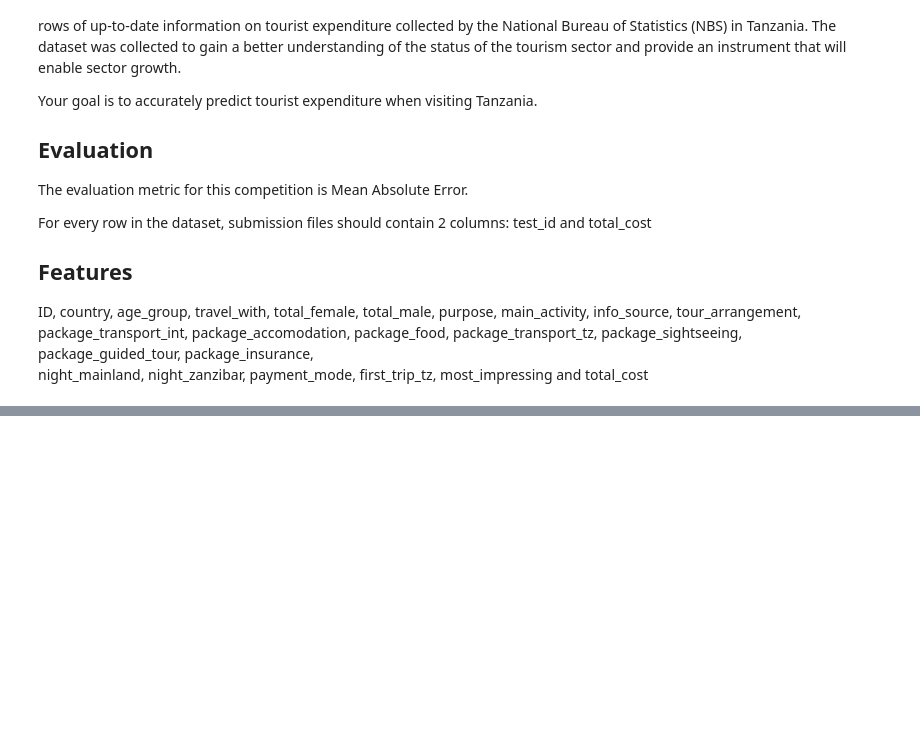
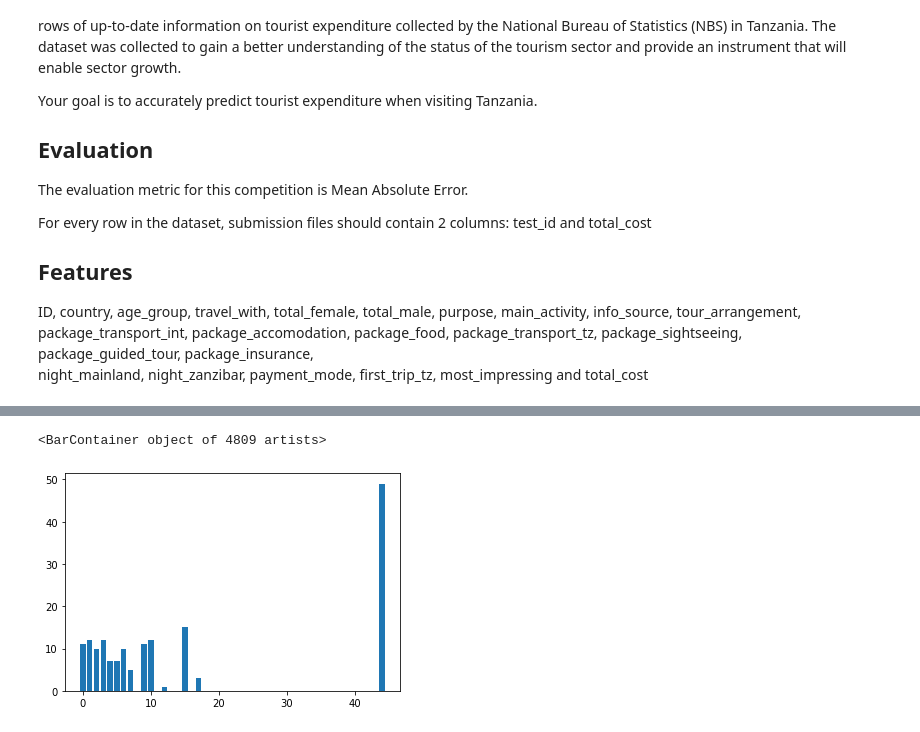
Before and after one commit to Kennedy87670/Projects_ML, a Jupyter notebook: Tanzania_Tourism_Prediction .ipynb, the cells around one changed output, grey strips where cells are left out. Saved outputs shown, nothing was run; the diff lists cells and outputs as text; code cells hidden in the pictures; blank space fills up the shorter version.

```diff
--- a/Tanzania_Tourism_Prediction .ipynb
+++ b/Tanzania_Tourism_Prediction .ipynb
@@ -25,0 +169,6 @@ night_mainland,	night_zanzibar,	payment_mode,	first_trip_tz,	most_impressing and
+# %%
+fig, ax =plt.subplots()
+ax.bar(df_train["total_male"] , df_train["total_female"] )
+# %% [output]
+<BarContainer object of 4809 artists>
+[figure, added]
```
Also changed, not shown: parts of 12 cells of this notebook.
